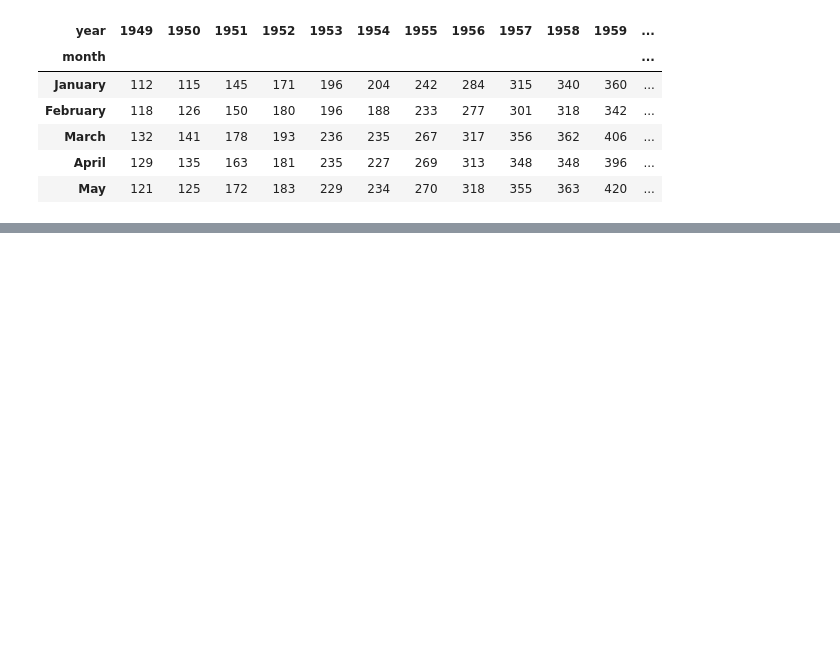
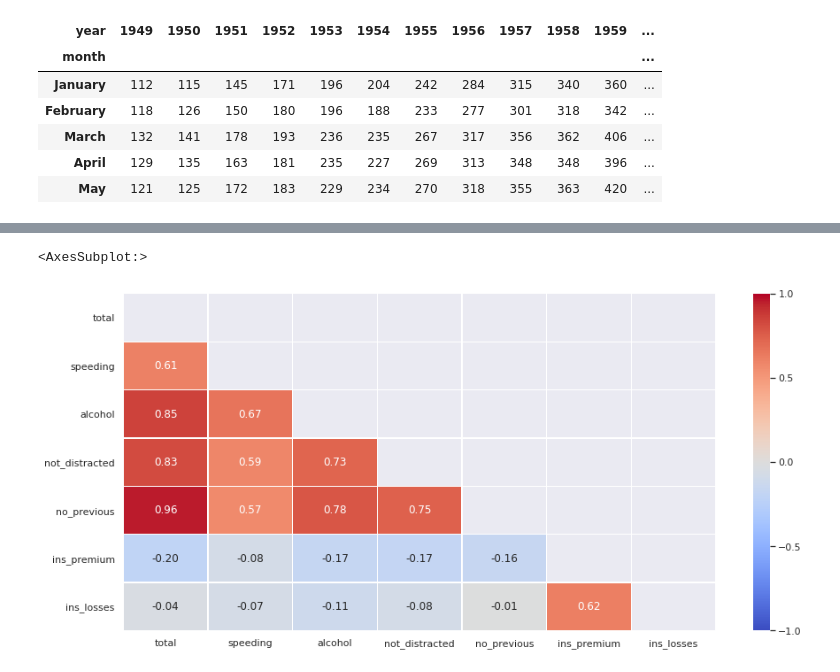
Before and after one commit to luoshun1/DataAnalysis, a Jupyter notebook: Seaborn常用配置与常用图标详解.ipynb, the cells around one changed output, grey strips where cells are left out. Saved outputs shown, nothing was run; the diff lists cells and outputs as text; code cells hidden in the pictures; blank space fills up the shorter version.

```diff
--- a/Seaborn常用配置与常用图标详解.ipynb
+++ b/Seaborn常用配置与常用图标详解.ipynb
@@ -466,0 +495,8 @@ sns.heatmap( flights_table, cmap='Blues', annot=True, fmt='d', linewidths=0.5)
+# %%
+# 制作掩码
+# 1 制作一个大小相同的矩阵, 设置值为 False
+mask = np.zeros_like(corr_matrix, dtype=np.bool)
+# 2 取出mask 掩码矩阵的上半部分的坐标值 np.triu_indices_from(mask)
+# 3 将掩码矩阵对应的三班部分坐标的数据设置为 True
+mask[np.triu_indices_from(mask)] = True
+mask
@@ -466,0 +511,11 @@ sns.heatmap( flights_table, cmap='Blues', annot=True, fmt='d', linewidths=0.5)
+# %%
+# 利用掩码矩阵绘制热图
+# mask 参数: 使用掩码矩阵
+# cbar_kws 设置 colorbar,
+# 配合cbar_kws设置vmax,vmin
+plt.figure(figsize=(15,7))
+sns.heatmap(corr_matrix, annot=True, fmt='0.2f', cmap='coolwarm', mask=mask,
+           linewidths=0.2, cbar_kws={'ticks':[-1.0, -0.5, 0, 0.5, 1.0]}, vmax=1.0, vmin=-1.0)
+# %% [output]
+<AxesSubplot:>
+[figure, added]
```
Also changed, not shown: parts of 68 cells of this notebook, 1 other file.
